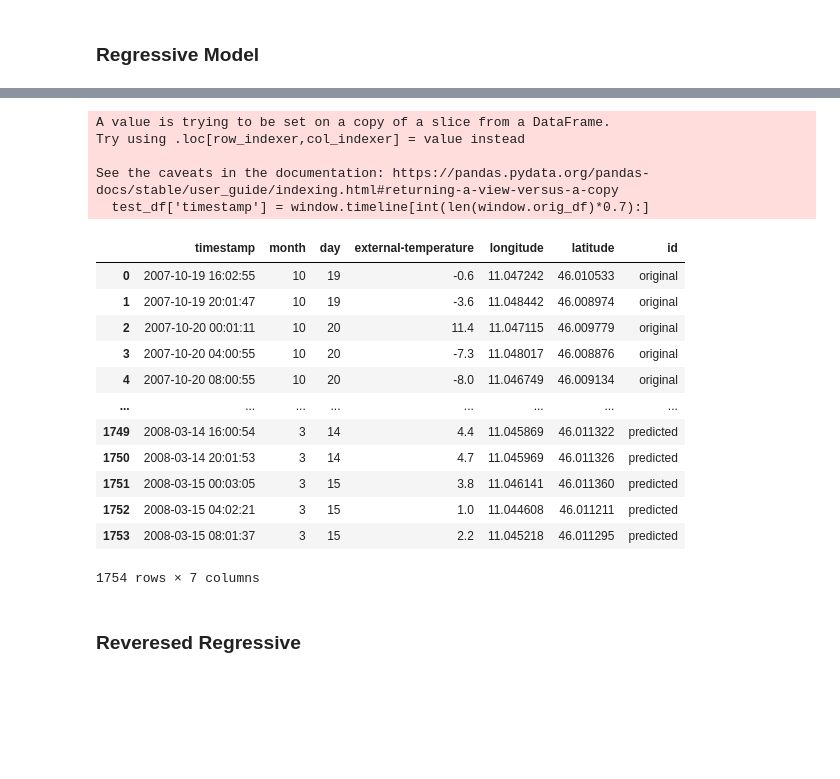
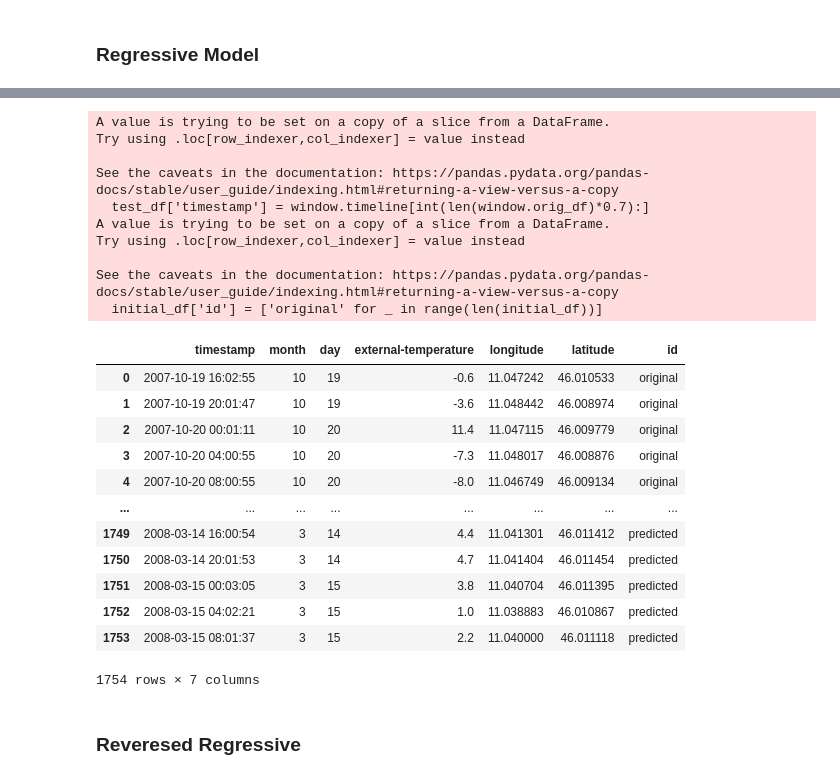
Before and after one commit to RaulCastillo547/TelepresentNature-FinalizingModels, a Jupyter notebook: model_running.ipynb, the cells around one changed output, grey strips where cells are left out. Cells and saved outputs as stored; diff of their text form; code cells hidden in the pictures; blank space fills up the shorter version.

```diff
--- a/model_running.ipynb
+++ b/model_running.ipynb
@@ -151,8 +194,8 @@ def graph_regressive(model, window, url_dest):
         external_temp = (section['external-temperature'] - window.train_df['external-temperature'].mean())/window.train_df['external-temperature'].std()
 
         if isinstance(model, tf.keras.Sequential):
-            output_fields = model(np.array([external_temp, month, day]).reshape([1, 1, 3]))*window.train_df[['longitude', 'latitude']].std() + window.train_df[['longitude', 'latitude']].mean()
-            output_fields = output_fields.numpy()[0][0]
+            output_fields = model(np.array([external_temp, month, day]).reshape([1, 1, 3])).numpy()*window.train_df[['longitude', 'latitude']].std().values + window.train_df[['longitude', 'latitude']].mean().values
+            output_fields = output_fields[0][0]
         elif isinstance(model, sklearn.neighbors.KNeighborsRegressor):
             output_fields = model.predict([[external_temp, month, day]])[0]*window.train_df[['longitude', 'latitude']].std() + window.train_df[['longitude', 'latitude']].mean()
             output_fields = output_fields.values
@@ -163,38 +206,43 @@ def graph_regressive(model, window, url_dest):
 
         data['timestamp'].append(timestamp)
         data['month'].append(section['month'])
         data['day'].append(section['day'])
         data['external-temperature'].append(section['external-temperature'])
         data['longitude'].append(longitude)
         data['latitude'].append(latitude)
         data['id'].append(id)
 
     add_on_df = pd.DataFrame(data)
 
     full_df = pd.concat([initial_df, add_on_df], ignore_index=True)
     full_df.to_csv(url_dest, index=False)
 
     return full_df
 
 graph_regressive(regressive_model, regressive_window, f'CSVFiles/TestPerformanceCSV/{species}/{file_name}_regressive_EdgeAnalysis.csv')
 # %% [output]
 A value is trying to be set on a copy of a slice from a DataFrame.
 Try using .loc[row_indexer,col_indexer] = value instead
 
 See the caveats in the documentation: https://pandas.pydata.org/pandas-docs/stable/user_guide/indexing.html#returning-a-view-versus-a-copy
   test_df['timestamp'] = window.timeline[int(len(window.orig_df)*0.7):]
+A value is trying to be set on a copy of a slice from a DataFrame.
+Try using .loc[row_indexer,col_indexer] = value instead
+
+See the caveats in the documentation: https://pandas.pydata.org/pandas-docs/stable/user_guide/indexing.html#returning-a-view-versus-a-copy
+  initial_df['id'] = ['original' for _ in range(len(initial_df))]
 |  | timestamp | month | day | external-temperature | longitude | latitude | id |
 | 0 | 2007-10-19 16:02:55 | 10 | 19 | -0.6 | 11.047242 | 46.010533 | original |
 | 1 | 2007-10-19 20:01:47 | 10 | 19 | -3.6 | 11.048442 | 46.008974 | original |
 | 2 | 2007-10-20 00:01:11 | 10 | 20 | 11.4 | 11.047115 | 46.009779 | original |
 | 3 | 2007-10-20 04:00:55 | 10 | 20 | -7.3 | 11.048017 | 46.008876 | original |
 | 4 | 2007-10-20 08:00:55 | 10 | 20 | -8.0 | 11.046749 | 46.009134 | original |
 | ... | ... | ... | ... | ... | ... | ... | ... |
-| 1749 | 2008-03-14 16:00:54 | 3 | 14 | 4.4 | 11.045869 | 46.011322 | predicted |
-| 1750 | 2008-03-14 20:01:53 | 3 | 14 | 4.7 | 11.045969 | 46.011326 | predicted |
-| 1751 | 2008-03-15 00:03:05 | 3 | 15 | 3.8 | 11.046141 | 46.011360 | predicted |
-| 1752 | 2008-03-15 04:02:21 | 3 | 15 | 1.0 | 11.044608 | 46.011211 | predicted |
-| 1753 | 2008-03-15 08:01:37 | 3 | 15 | 2.2 | 11.045218 | 46.011295 | predicted |
+| 1749 | 2008-03-14 16:00:54 | 3 | 14 | 4.4 | 11.041301 | 46.011412 | predicted |
+| 1750 | 2008-03-14 20:01:53 | 3 | 14 | 4.7 | 11.041404 | 46.011454 | predicted |
+| 1751 | 2008-03-15 00:03:05 | 3 | 15 | 3.8 | 11.040704 | 46.011395 | predicted |
+| 1752 | 2008-03-15 04:02:21 | 3 | 15 | 1.0 | 11.038883 | 46.010867 | predicted |
+| 1753 | 2008-03-15 08:01:37 | 3 | 15 | 2.2 | 11.040000 | 46.011118 | predicted |
 1754 rows × 7 columns
 # %% [markdown]
 ### Reveresed Regressive
```
Also changed, not shown: parts of 22 cells of this notebook, 9 other files.
